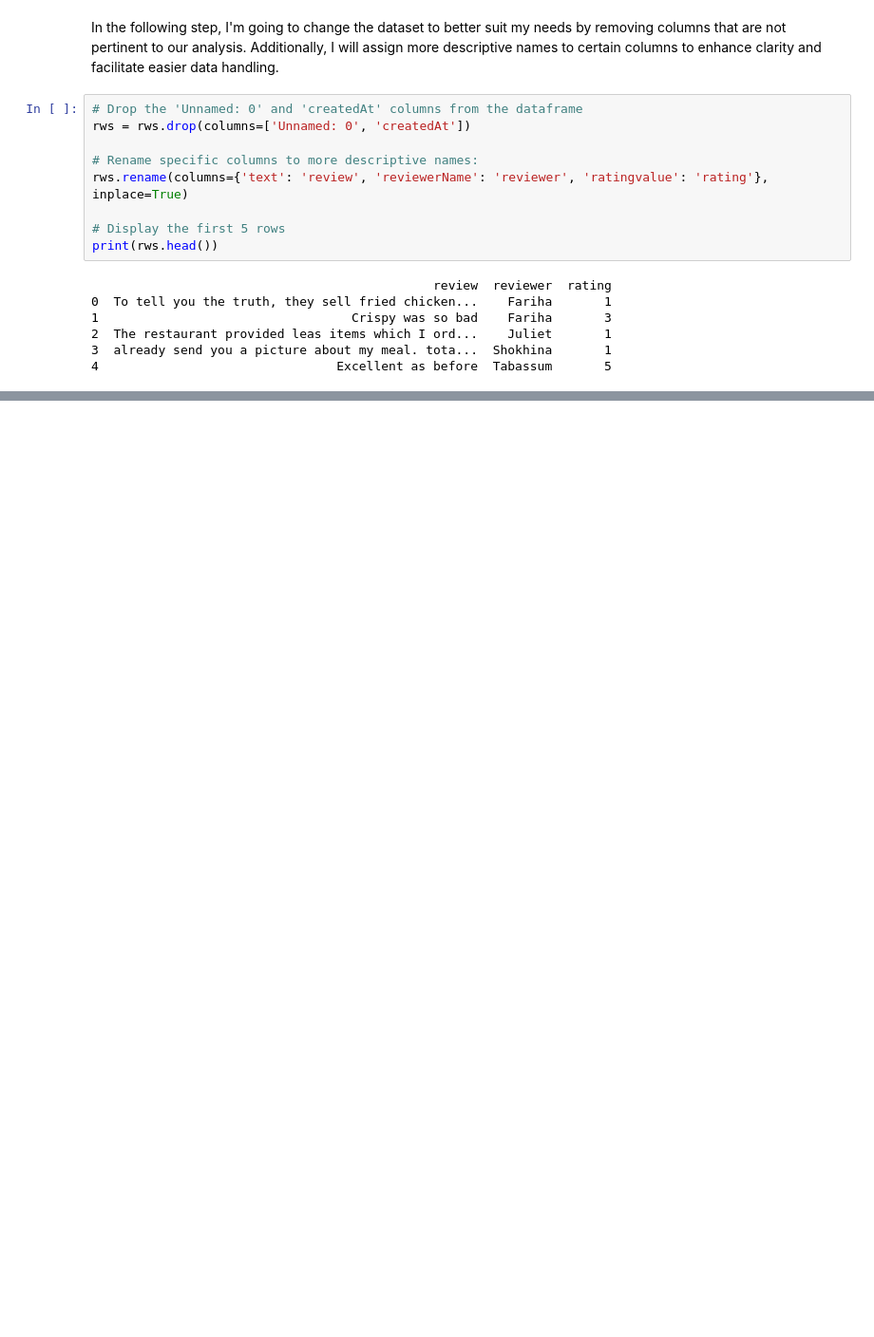
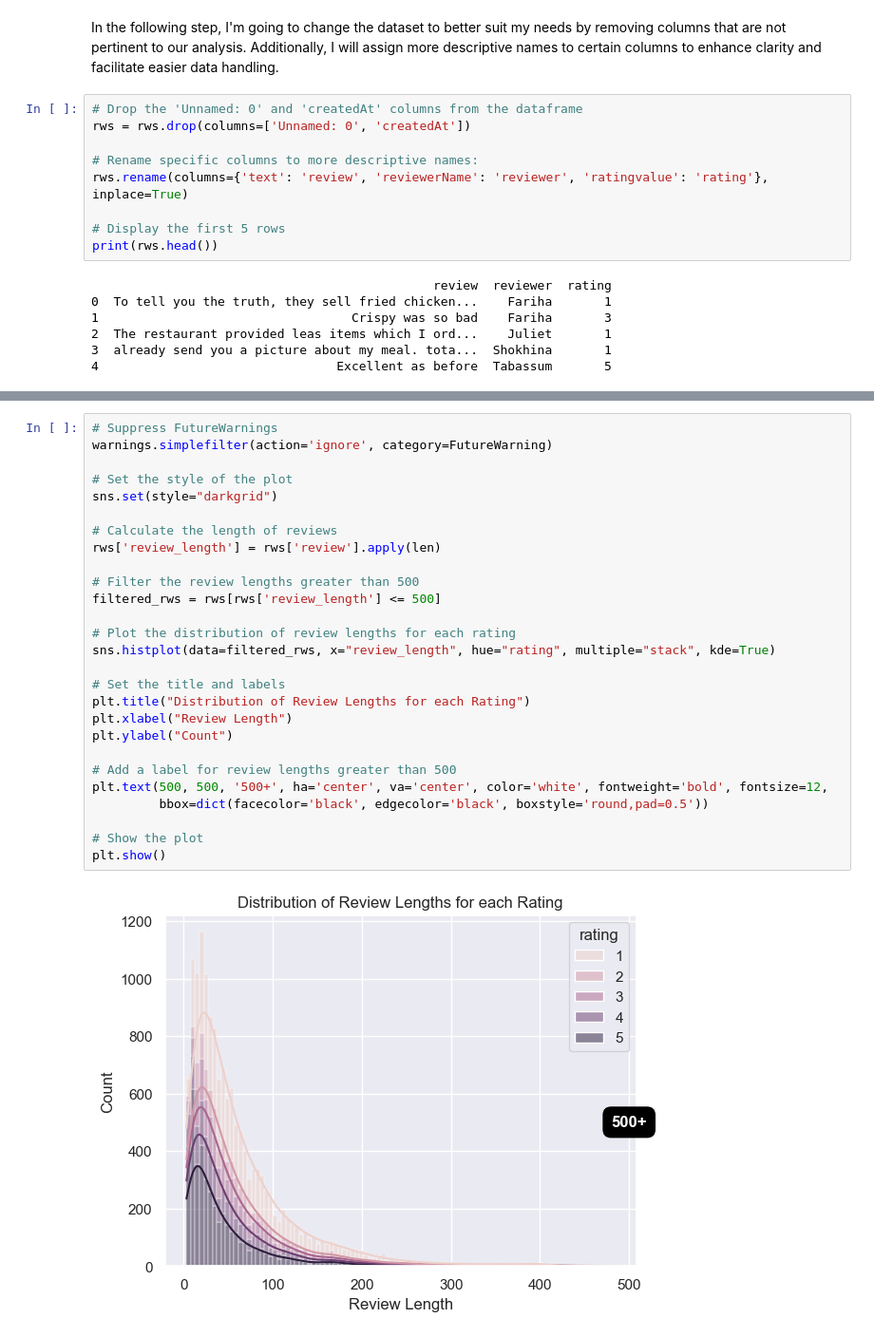
Before and after one commit to AntoineMagninn/ReviewRankML, a Jupyter notebook: EDA.ipynb, the cells around one changed output, grey strips where cells are left out. Shown: that part at 95% size. Drawn from its saved outputs; the diff is of its cells as text; blank space fills up the shorter version.

```diff
--- a/EDA.ipynb
+++ b/EDA.ipynb
@@ -50,3 +60,32 @@ plt.title('Repartition of Ratings')
 plt.show()
 # %% [output]
 [figure]
+# %%
+# Suppress FutureWarnings
+warnings.simplefilter(action='ignore', category=FutureWarning)
+
+# Set the style of the plot
+sns.set(style="darkgrid")
+
+# Calculate the length of reviews
+rws['review_length'] = rws['review'].apply(len)
+
+# Filter the review lengths greater than 500
+filtered_rws = rws[rws['review_length'] <= 500]
+
+# Plot the distribution of review lengths for each rating
+sns.histplot(data=filtered_rws, x="review_length", hue="rating", multiple="stack", kde=True)
+
+# Set the title and labels
+plt.title("Distribution of Review Lengths for each Rating")
+plt.xlabel("Review Length")
+plt.ylabel("Count")
+
+# Add a label for review lengths greater than 500
+plt.text(500, 500, '500+', ha='center', va='center', color='white', fontweight='bold', fontsize=12,
+         bbox=dict(facecolor='black', edgecolor='black', boxstyle='round,pad=0.5'))
+
+# Show the plot
+plt.show()
+# %% [output]
+[figure, added]
```
Also changed, not shown: parts of 3 cells of this notebook.
